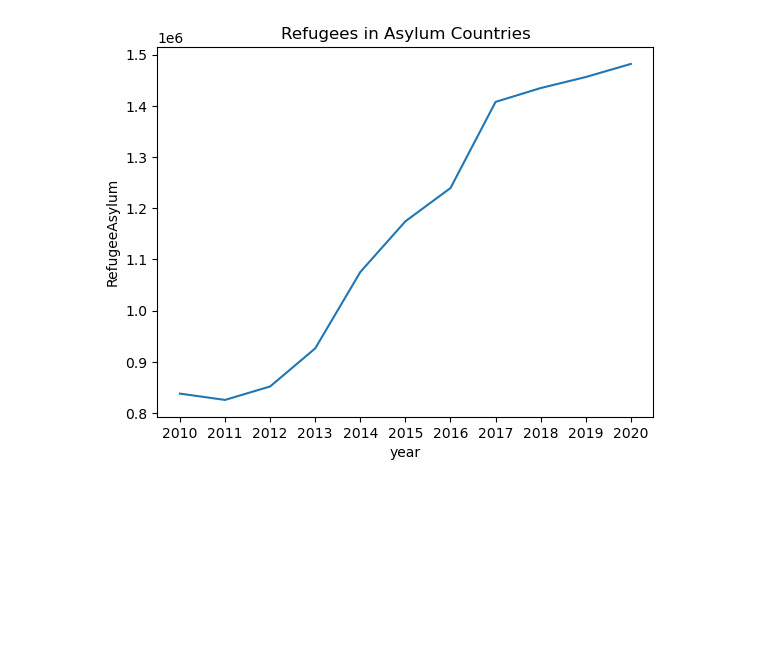
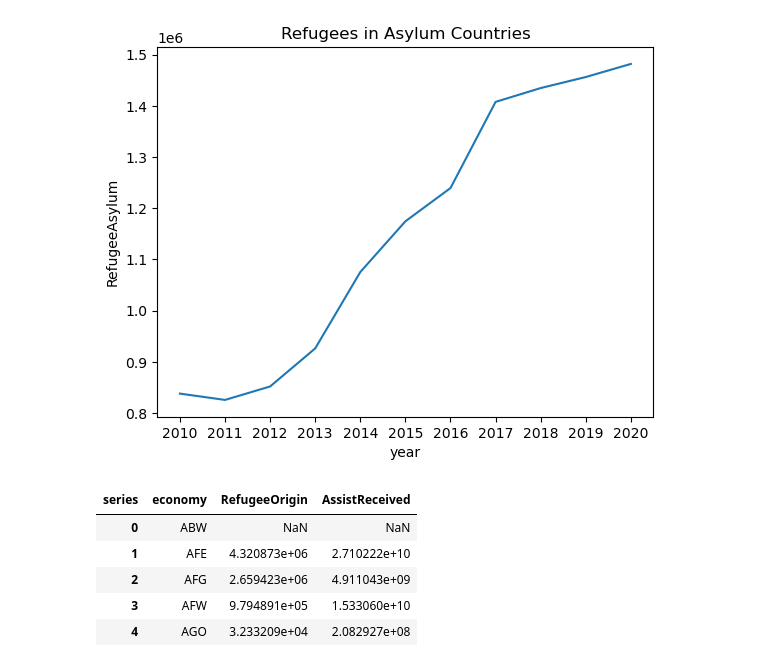
Before and after one commit to BenP33/World-Bank-Data-EDA, a Jupyter notebook: EDA.ipynb, the cells around one changed output. Cells and saved outputs as stored; diff of their text form; code cells hidden in the pictures; blank space fills up the shorter version.

```diff
--- a/EDA.ipynb
+++ b/EDA.ipynb
@@ -261,3 +261,16 @@ dfRAYear = dfRAYear.reset_index()
 sns.lineplot(data = dfRAYear, x = 'year', y = 'RefugeeAsylum').set(title = "Refugees in Asylum Countries");
 # %% [output]
 [figure]
+# %%
+#Let's look at a scatterplot of aid received and refugee country of origin
+
+dfAidRef = pd.DataFrame(df.groupby('economy')[['RefugeeOrigin','AssistReceived']].mean())
+dfAidRef = dfAidRef.reset_index()
+dfAidRef.head()
+# %% [output]
+| series | economy | RefugeeOrigin | AssistReceived |
+| 0 | ABW | NaN | NaN |
+| 1 | AFE | 4.320873e+06 | 2.710222e+10 |
+| 2 | AFG | 2.659423e+06 | 4.911043e+09 |
+| 3 | AFW | 9.794891e+05 | 1.533060e+10 |
+| 4 | AGO | 3.233209e+04 | 2.082927e+08 |
```
Also changed, not shown: parts of 10 cells of this notebook, 1 other file.
